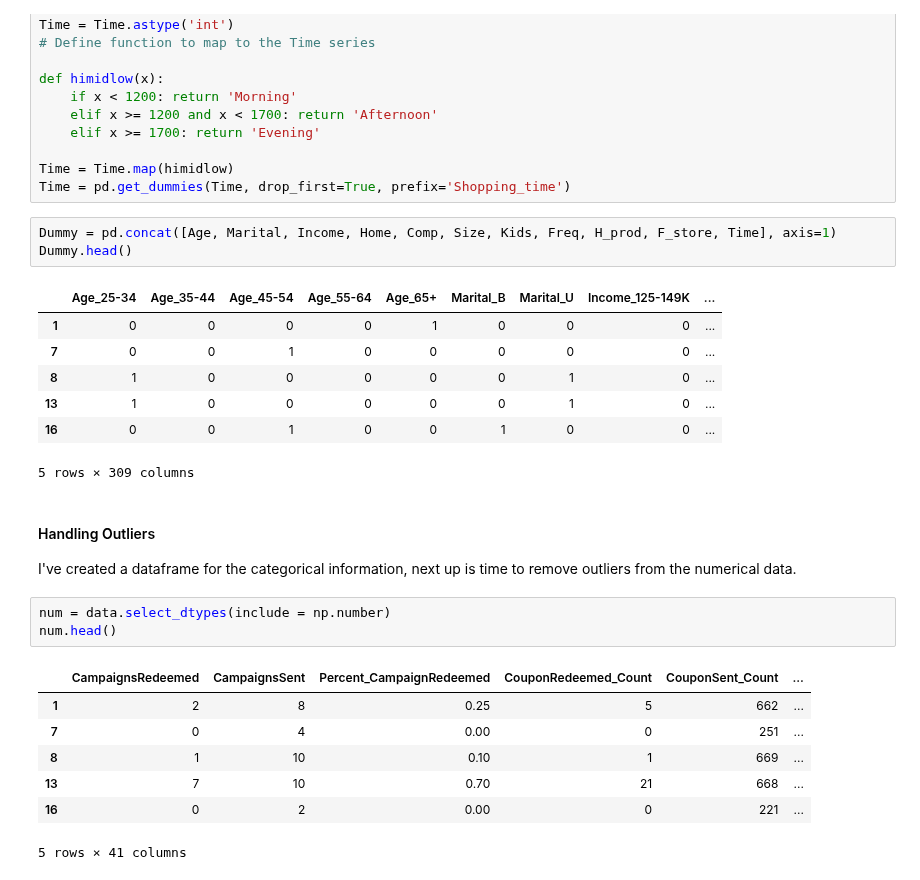
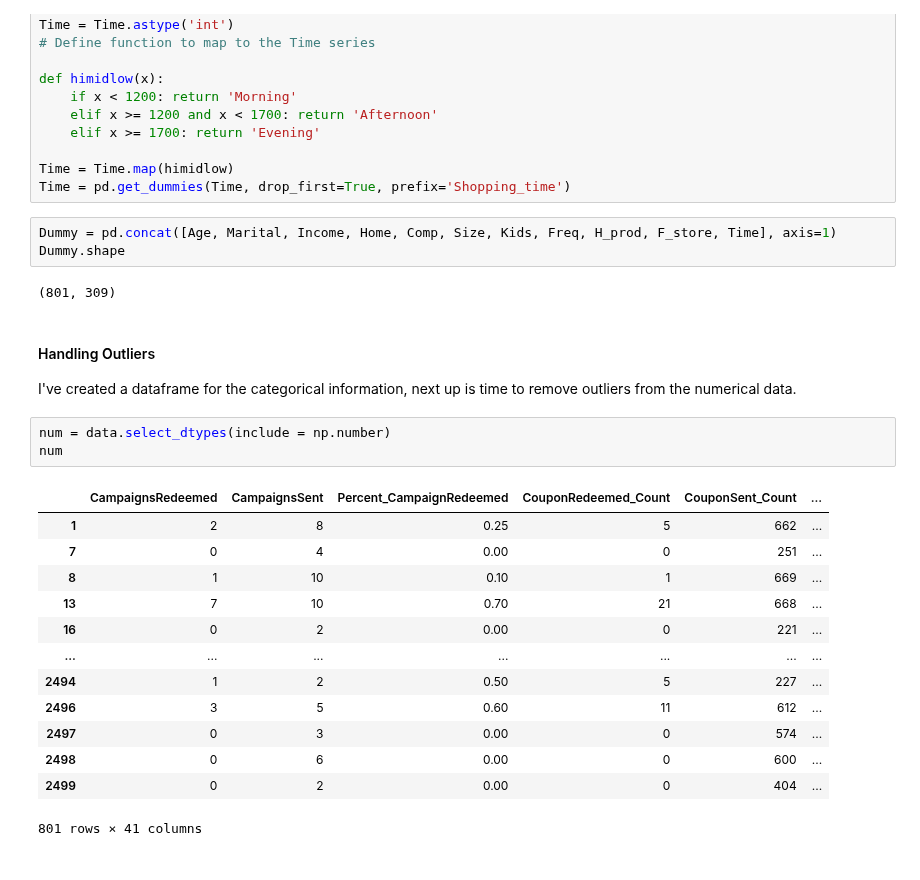
Before and after one commit to NickD-Dean/Springboard, a Jupyter notebook: Capstone Project 3/Code/05 - Customer Segmentation Pre-processing and Training.ipynb, the cells around one changed output. Saved outputs shown, nothing was run; the diff lists cells and outputs as text.

```diff
--- a/Capstone Project 3/Code/05 - Customer Segmentation Pre-processing and Training.ipynb
+++ b/Capstone Project 3/Code/05 - Customer Segmentation Pre-processing and Training.ipynb
@@ -149,29 +152,29 @@ Time = Time.map(himidlow)
 Time = pd.get_dummies(Time, drop_first=True, prefix='Shopping_time')
 # %%
 Dummy = pd.concat([Age, Marital, Income, Home, Comp, Size, Kids, Freq, H_prod, F_store, Time], axis=1)
-Dummy.head()
+Dummy.shape
 # %% [output]
-|  | Age_25-34 | Age_35-44 | Age_45-54 | Age_55-64 | Age_65+ | Marital_B | Marital_U | Income_125-149K | ... |
-| 1 | 0 | 0 | 0 | 0 | 1 | 0 | 0 | 0 | ... |
-| 7 | 0 | 0 | 1 | 0 | 0 | 0 | 0 | 0 | ... |
-| 8 | 1 | 0 | 0 | 0 | 0 | 0 | 1 | 0 | ... |
-| 13 | 1 | 0 | 0 | 0 | 0 | 0 | 1 | 0 | ... |
-| 16 | 0 | 0 | 1 | 0 | 0 | 1 | 0 | 0 | ... |
-5 rows × 309 columns
+(801, 309)
 # %% [markdown]
 #### Handling Outliers
 
 I've created a dataframe for the categorical information, next up is time to remove outliers from the numerical data.
 # %%
 num = data.select_dtypes(include = np.number)
-num.head()
+num
 # %% [output]
 |  | CampaignsRedeemed | CampaignsSent | Percent_CampaignRedeemed | CouponRedeemed_Count | CouponSent_Count | ... |
 | 1 | 2 | 8 | 0.25 | 5 | 662 | ... |
 | 7 | 0 | 4 | 0.00 | 0 | 251 | ... |
 | 8 | 1 | 10 | 0.10 | 1 | 669 | ... |
 | 13 | 7 | 10 | 0.70 | 21 | 668 | ... |
 | 16 | 0 | 2 | 0.00 | 0 | 221 | ... |
+| ... | ... | ... | ... | ... | ... | ... |
+| 2494 | 1 | 2 | 0.50 | 5 | 227 | ... |
+| 2496 | 3 | 5 | 0.60 | 11 | 612 | ... |
+| 2497 | 0 | 3 | 0.00 | 0 | 574 | ... |
+| 2498 | 0 | 6 | 0.00 | 0 | 600 | ... |
+| 2499 | 0 | 2 | 0.00 | 0 | 404 | ... |
-5 rows × 41 columns
+801 rows × 41 columns
 # %%
 # Removing outliers which are 3 standard deviations from the mean of each feature
```
Also changed, not shown: parts of 15 cells of this notebook, 1 other file.
